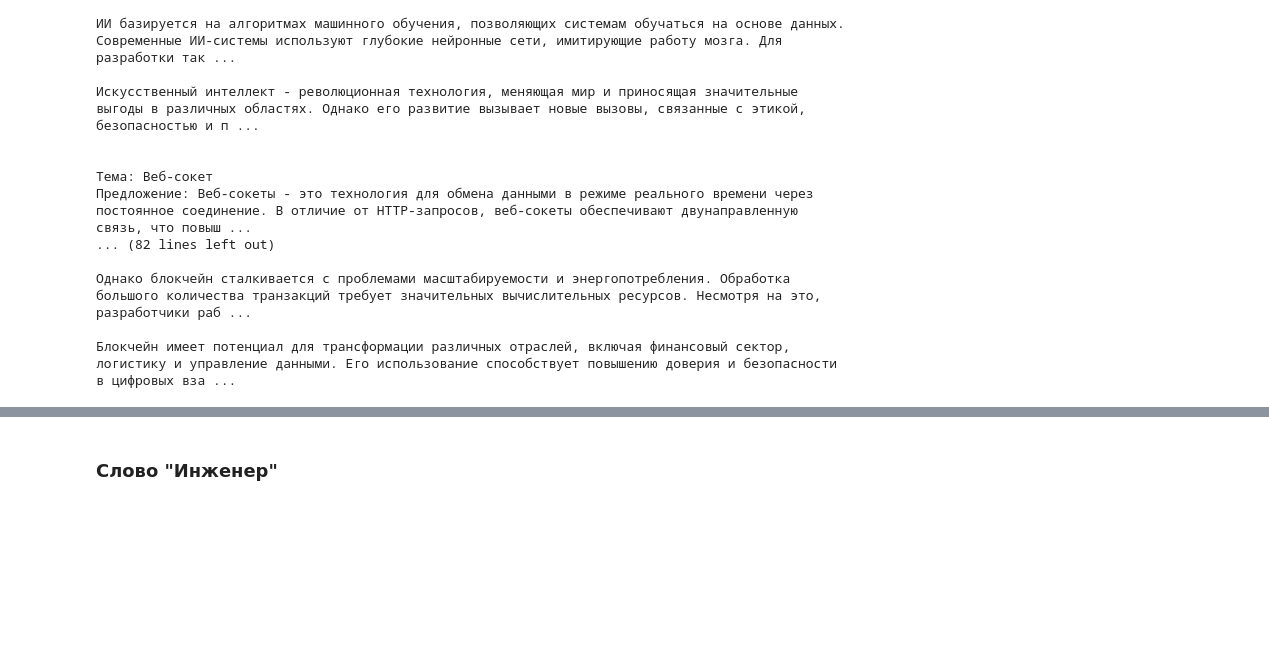
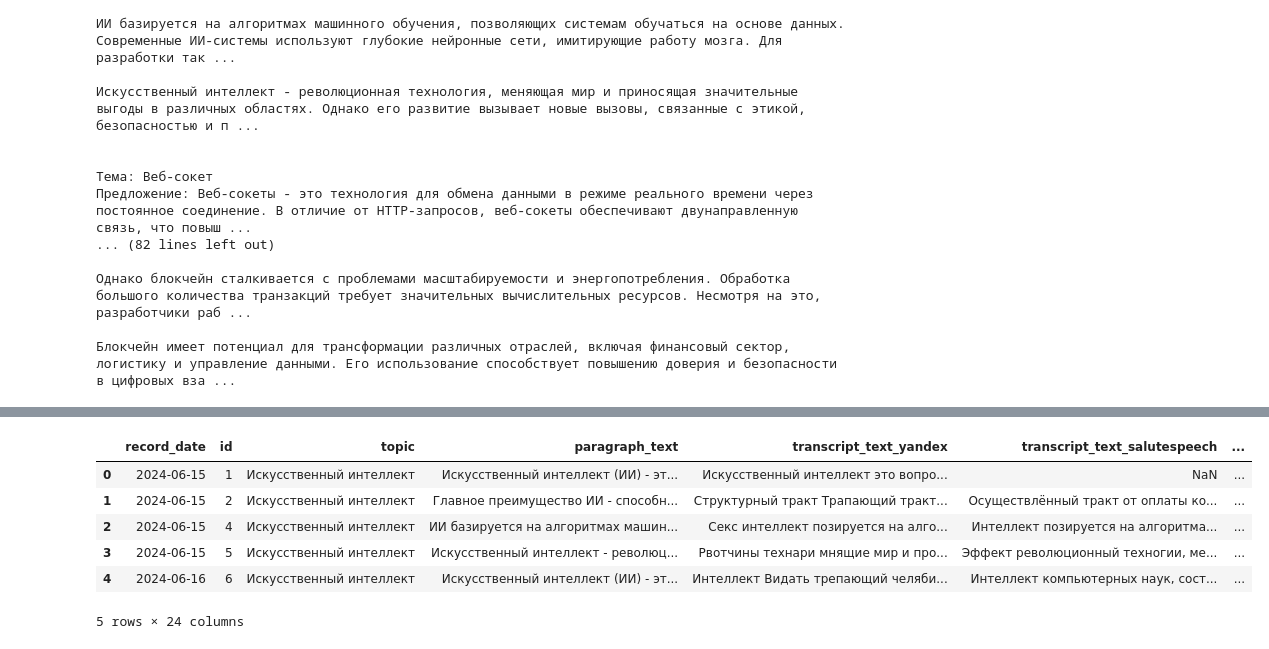
Before and after one commit to RedAlexDad/SpeechTraining, a Jupyter notebook: research/sentense/research.ipynb, the cells around one changed output, grey strips where cells are left out. Cells and saved outputs as stored; diff of their text form; code cells hidden in the pictures; blank space fills up the shorter version.

```diff
--- a/research/sentense/research.ipynb
+++ b/research/sentense/research.ipynb
@@ -152,3 +72,5 @@ df['record_date'] = pd.to_datetime(df['record_date'])
+# %%
+df = pd.read_csv('database_preprocessing_metric.csv')
 # %%
 df.info()
 # %% [output]
@@ -188,9 +93,0 @@ df.to_csv('database.csv', index=False)
-# %%
-# Установим индекс по столбцу 'record_date'
-research_df = df.set_index('record_date')
-
-# Отбросим ненужные столбцы
-# research_df = research_df.drop(['id'], axis=1)
-
-# Убедимся, что индекс отсортирован
-research_df = research_df.sort_index()
@@ -233,3 +93,0 @@ def split_paragraph(paragraph):
-# %%
-# Применим функцию ко всем строкам в столбце 'paragraph_text'
-df[['part1', 'part2', 'part3', 'part4']] = pd.DataFrame(df['paragraph_text'].apply(split_paragraph).tolist(), index=df.index)
@@ -370,2 +93,0 @@ draw_plot('робот')
-# %% [markdown]
-### Слово "Инженер"
@@ -429,0 +94,10 @@ draw_change_plot_by_theme(collection)
+# %%
+df.head()
+# %% [output]
+|  | record_date | id | topic | paragraph_text | transcript_text_yandex | transcript_text_salutespeech | ... |
+| 0 | 2024-06-15 | 1 | Искусственный интеллект | Искусственный интеллект (ИИ) - эт... | Искусственный интеллект это вопро... | NaN | ... |
+| 1 | 2024-06-15 | 2 | Искусственный интеллект | Главное преимущество ИИ - способн... | Структурный тракт Трапающий тракт... | Осуществлённый тракт от оплаты ко... | ... |
+| 2 | 2024-06-15 | 4 | Искусственный интеллект | ИИ базируется на алгоритмах машин... | Секс интеллект позируется на алго... | Интеллект позируется на алгоритма... | ... |
+| 3 | 2024-06-15 | 5 | Искусственный интеллект | Искусственный интеллект - революц... | Рвотчины технари мнящие мир и про... | Эффект революционный техногии, ме... | ... |
+| 4 | 2024-06-16 | 6 | Искусственный интеллект | Искусственный интеллект (ИИ) - эт... | Интеллект Видать трепающий челяби... | Интеллект компьютерных наук, сост... | ... |
+5 rows × 24 columns
```
Also changed, not shown: parts of 70 cells of this notebook, 18 other files.
